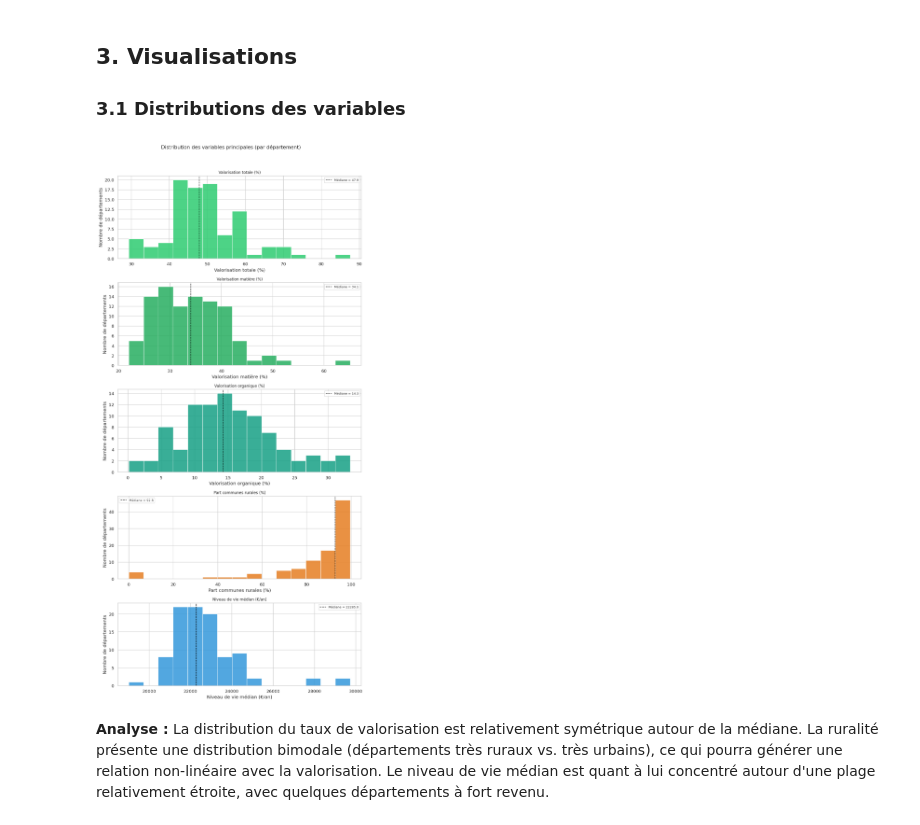
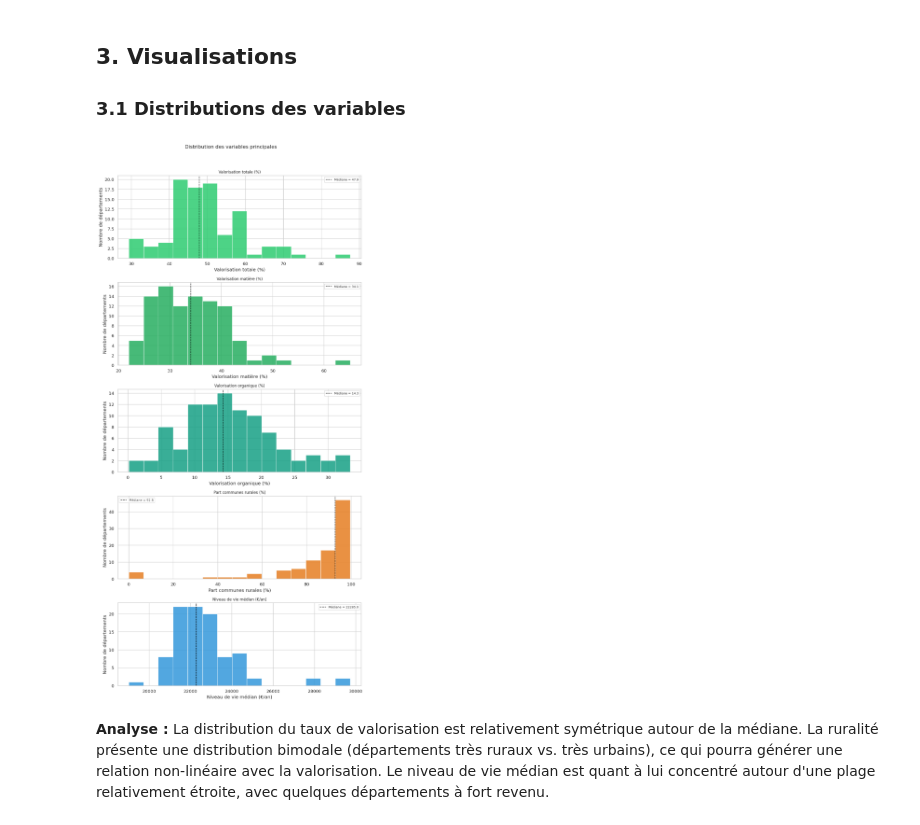
Before and after one commit to TeodoraHub/projet_pythonDS, a Jupyter notebook: notebook_recyclage_projet_python2.ipynb, the cells around one changed output. Drawn from its saved outputs; the diff is of its cells as text; code cells hidden in the pictures.

```diff
--- a/notebook_recyclage_projet_python2.ipynb
+++ b/notebook_recyclage_projet_python2.ipynb
@@ -363,26 +366,26 @@ configs_distrib = [
 # %%
 #On fait des histogrammes  (5)
 fig, axes = plt.subplots(5, 1, figsize=(10, 20))
 
 for ax, (col, color, label) in zip(axes, configs_distrib):
     # Histogramme de la distribution
     ax.hist(df[col].dropna(), bins=15, color=color, edgecolor="white", alpha=0.85)
 
     # Ligne verticale de la médiane
     mediane = df[col].median()
     ax.axvline(mediane, color="black", linestyle="--", linewidth=1.2,
                label=f"Médiane = {mediane:.1f}")
 
     ax.set_title(label, fontsize=10)
     ax.set_xlabel(label)
     ax.set_ylabel("Nombre de départements")
     ax.legend(fontsize=8)
 
-plt.suptitle("Distribution des variables principales (par département)", fontsize=13, y=1.02)
+plt.suptitle("Distribution des variables principales", fontsize=13, y=1.02)
 plt.tight_layout()
 plt.show()
 # %% [output]
-[figure, old version]
+[figure, new version]
 # %% [markdown]
 **Analyse :** La distribution du taux de valorisation est relativement symétrique autour de la médiane. La ruralité présente une distribution bimodale (départements très ruraux vs. très urbains), ce qui pourra générer une relation non-linéaire avec la valorisation. Le niveau de vie médian est quant à lui concentré autour d'une plage relativement étroite, avec quelques départements à fort revenu.
 # %% [markdown]
```
Also changed, not shown: parts of 3 cells of this notebook.
